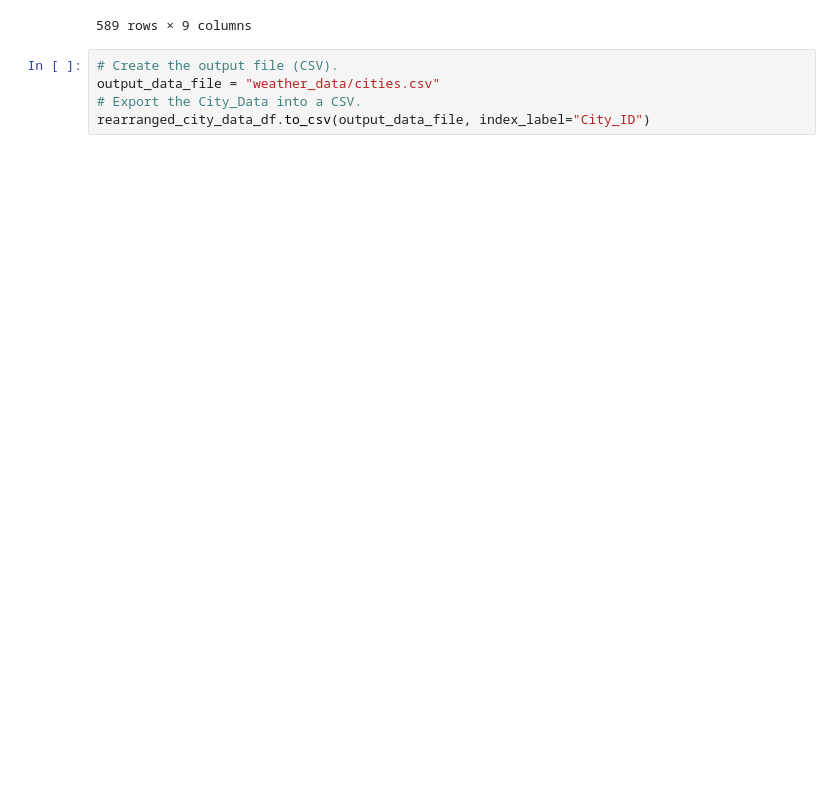
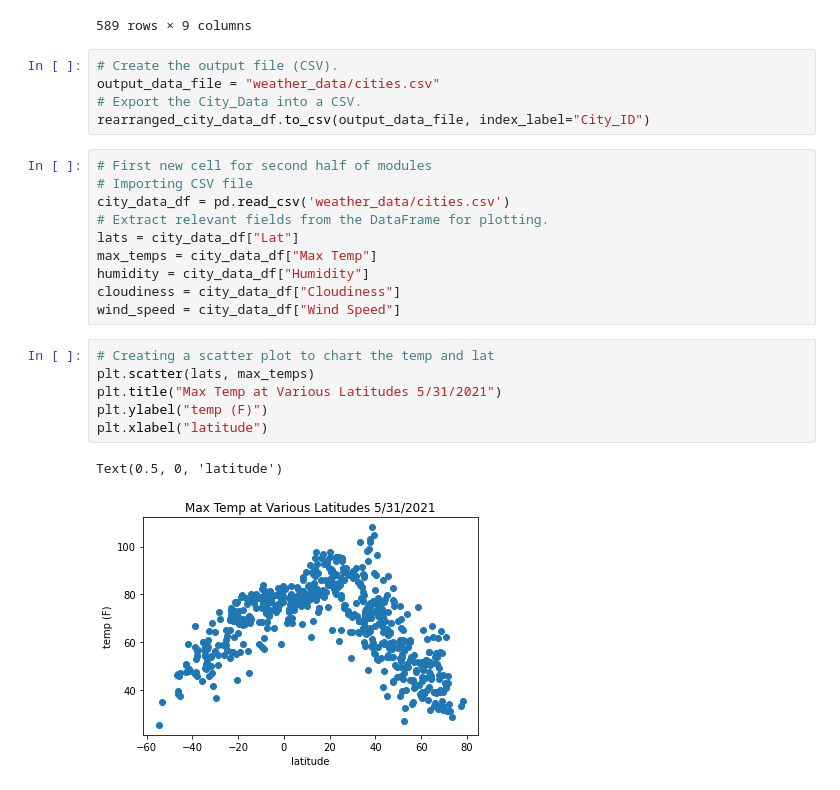
Before and after one commit to js816/World_Weather_Analysis, a Jupyter notebook: WeatherPy.ipynb, the cells around one changed output. Drawn from its saved outputs; the diff is of its cells as text; blank space fills up the shorter version.

Commit message:
adding scatter plots, imagages, and csv file

```diff
--- a/WeatherPy.ipynb
+++ b/WeatherPy.ipynb
@@ -245,3 +245,22 @@ rearranged_city_data_df
 output_data_file = "weather_data/cities.csv"
 # Export the City_Data into a CSV.
 rearranged_city_data_df.to_csv(output_data_file, index_label="City_ID")
+# %%
+# First new cell for second half of modules
+# Importing CSV file
+city_data_df = pd.read_csv('weather_data/cities.csv')
+# Extract relevant fields from the DataFrame for plotting.
+lats = city_data_df["Lat"]
+max_temps = city_data_df["Max Temp"]
+humidity = city_data_df["Humidity"]
+cloudiness = city_data_df["Cloudiness"]
+wind_speed = city_data_df["Wind Speed"]
+# %%
+# Creating a scatter plot to chart the temp and lat
+plt.scatter(lats, max_temps)
+plt.title("Max Temp at Various Latitudes 5/31/2021")
+plt.ylabel("temp (F)")
+plt.xlabel("latitude")
+# %% [output]
+Text(0.5, 0, 'latitude')
+[figure, added]
```
Also changed, not shown: parts of 8 cells of this notebook, 5 other files.
